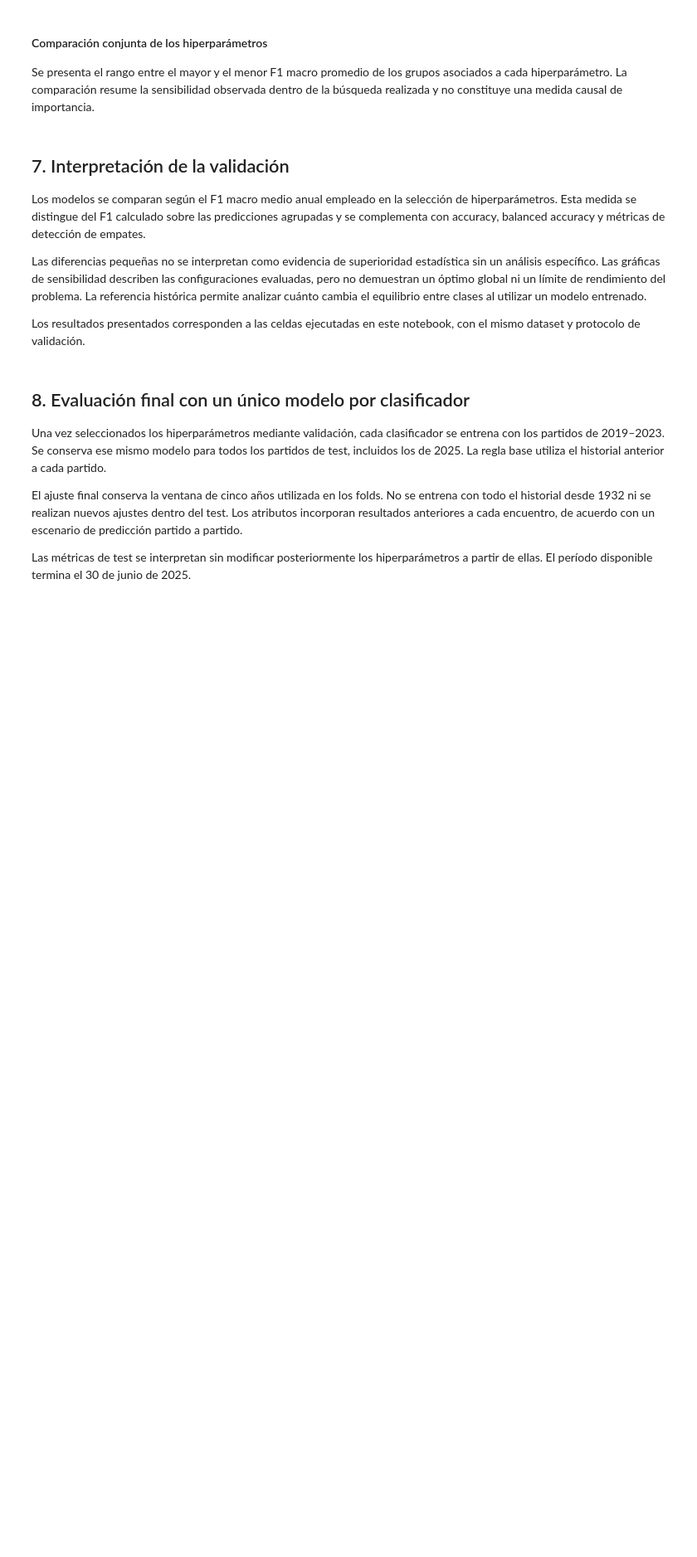
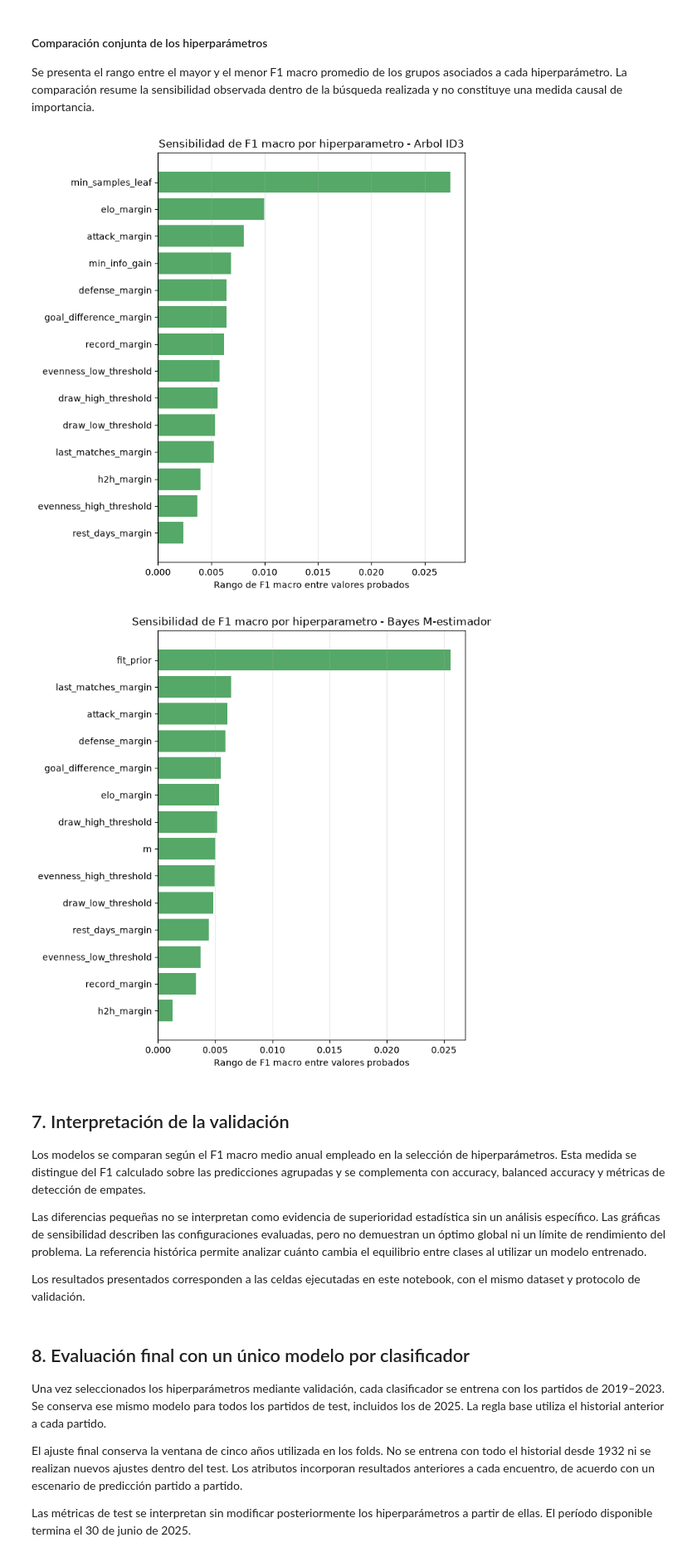
Before and after one commit to matiasencion/AprendizajeAutomatico, a Jupyter notebook: Tarea1/notebooks/entrega.ipynb, the cells around one changed output. Shown at 83% size. Cells and saved outputs as stored; diff of their text form; code cells hidden in the pictures; blank space fills up the shorter version.

```diff
--- a/Tarea1/notebooks/entrega.ipynb
+++ b/Tarea1/notebooks/entrega.ipynb
@@ -406,34 +517,37 @@ etiquetas_arbol = {
     "param_preprocessing__differences__discretizer__attack_margin": "attack_margin",
     "param_preprocessing__draw_rate__discretizer__low_threshold": "draw_low_threshold",
     "param_preprocessing__draw_rate__discretizer__high_threshold": "draw_high_threshold",
     "param_preprocessing__evenness__discretizer__low_threshold": "evenness_low_threshold",
     "param_preprocessing__evenness__discretizer__high_threshold": "evenness_high_threshold",
 }
 fig = R.grafico_importancia_hiperparametros(
     cv_results_arbol, etiquetas_arbol, "Sensibilidad de F1 macro por hiperparametro - Arbol ID3",
 )
 plt.show()
 
 etiquetas_bayes = {
-    "param_model__m": "m",
+    "param_model__m": "m", [0.5467, 0.6355
     "param_model__fit_prior": "fit_prior",
     "param_preprocessing__differences__discretizer__h2h_margin": "h2h_margin",
     "param_preprocessing__differences__discretizer__rest_days_margin": "rest_days_margin",
     "param_preprocessing__differences__discretizer__record_margin": "record_margin",
     "param_preprocessing__differences__discretizer__last_matches_margin": "last_matches_margin",
     "param_preprocessing__differences__discretizer__goal_difference_margin": "goal_difference_margin",
     "param_preprocessing__differences__discretizer__elo_margin": "elo_margin",
     "param_preprocessing__differences__discretizer__defense_margin": "defense_margin",
     "param_preprocessing__differences__discretizer__attack_margin": "attack_margin",
     "param_preprocessing__draw_rate__discretizer__low_threshold": "draw_low_threshold",
     "param_preprocessing__draw_rate__discretizer__high_threshold": "draw_high_threshold",
     "param_preprocessing__evenness__discretizer__low_threshold": "evenness_low_threshold",
     "param_preprocessing__evenness__discretizer__high_threshold": "evenness_high_threshold",
 }
 fig = R.grafico_importancia_hiperparametros(
     cv_results_bayes, etiquetas_bayes, "Sensibilidad de F1 macro por hiperparametro - Bayes M-estimador",
 )
 plt.show()
+# %% [output]
+[figure, added]
+[figure, added]
 # %% [markdown]
 ## 7. Interpretación de la validación
 
```
Also changed, not shown: parts of 20 cells of this notebook, 2 other files.
